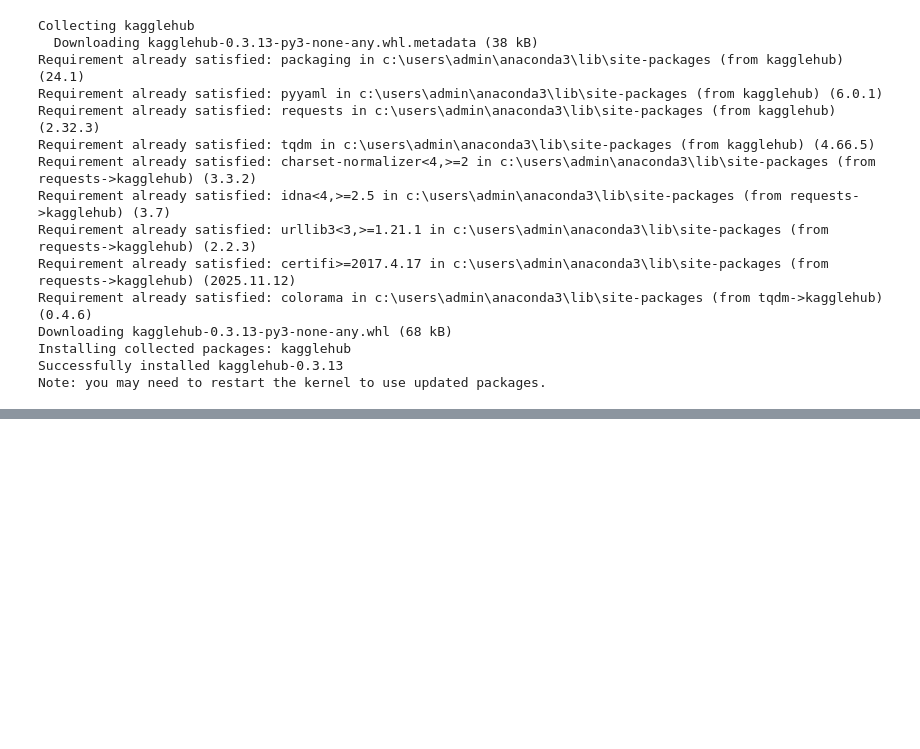
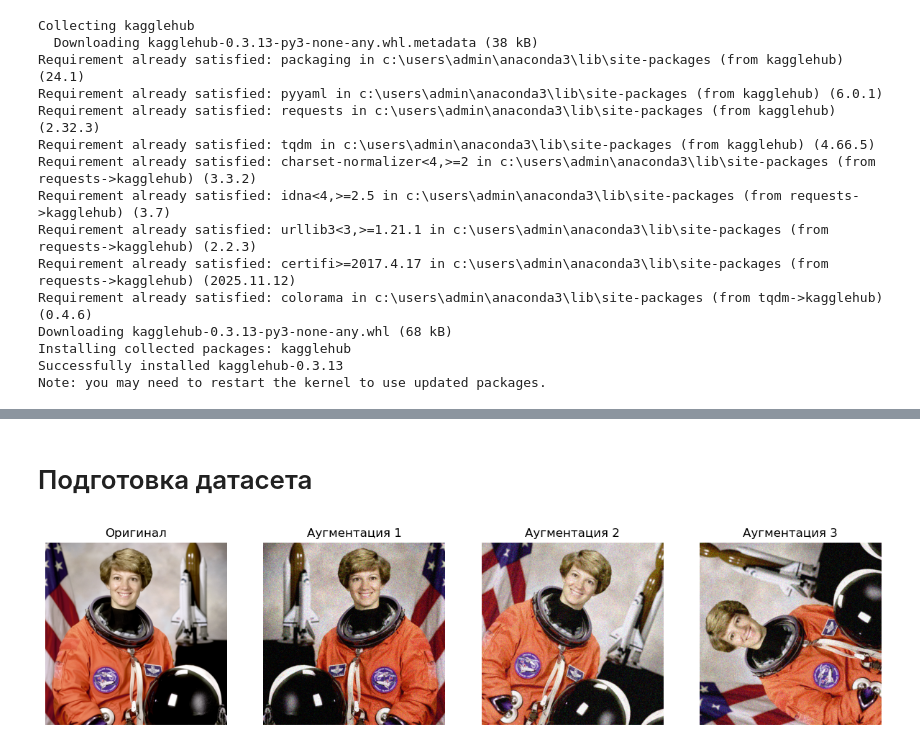
Before and after one commit to maxi7665/IAD, a Jupyter notebook: lab3/lab3.ipynb, the cells around one changed output, grey strips where cells are left out. Saved outputs shown, nothing was run; the diff lists cells and outputs as text; code cells hidden in the pictures; blank space fills up the shorter version.

```diff
--- a/lab3/lab3.ipynb
+++ b/lab3/lab3.ipynb
@@ -36,0 +37,2 @@ Path to dataset files: C:\Users\Admin\.cache\kagglehub\datasets\alxmamaev\flower
+# %% [markdown]
+# Подготовка датасета
@@ -37 +41,45 @@ Path to dataset files: C:\Users\Admin\.cache\kagglehub\datasets\alxmamaev\flower
+# %%
+import numpy as np
+import matplotlib.pyplot as plt
+from skimage import data, transform, exposure, util
+
+# Загрузим тестовое изображение
+image = data.astronaut()
+
+np.random.seed = seed
+
+def augment_image(img: np.ndarray):
+    """Аугментировать изображение (сделать другое преобразованиями)"""
+    # поворот
+    angle = np.random.uniform(-90, 90)
+    rotated = transform.rotate(img, angle, mode='reflect')
+
+    # отражение
+    if np.random.rand() > 0.5:
+        rotated = np.fliplr(rotated)
+
+    # шум
+    noised = util.random_noise(rotated, mode='gaussian', var=0.01)
+
+    augmented: np.ndarray
+    # яркость
+    gamma_val = np.random.uniform(0.7, 1.3)
+    augmented = exposure.adjust_gamma(noised, gamma=gamma_val)
+
+    return augmented
+
+# тест
+fig, axes = plt.subplots(1, 4, figsize=(15, 5))
+axes[0].imshow(image)
+axes[0].set_title("Оригинал")
+
+for i in range(1, 4):
+    axes[i].imshow(augment_image(image))
+    axes[i].set_title(f"Аугментация {i}")
+
+for ax in axes:
+    ax.axis('off')
+plt.show()
+# %% [output]
+[figure, added]
 # %%
```
Also changed, not shown: parts of 18 cells of this notebook.
